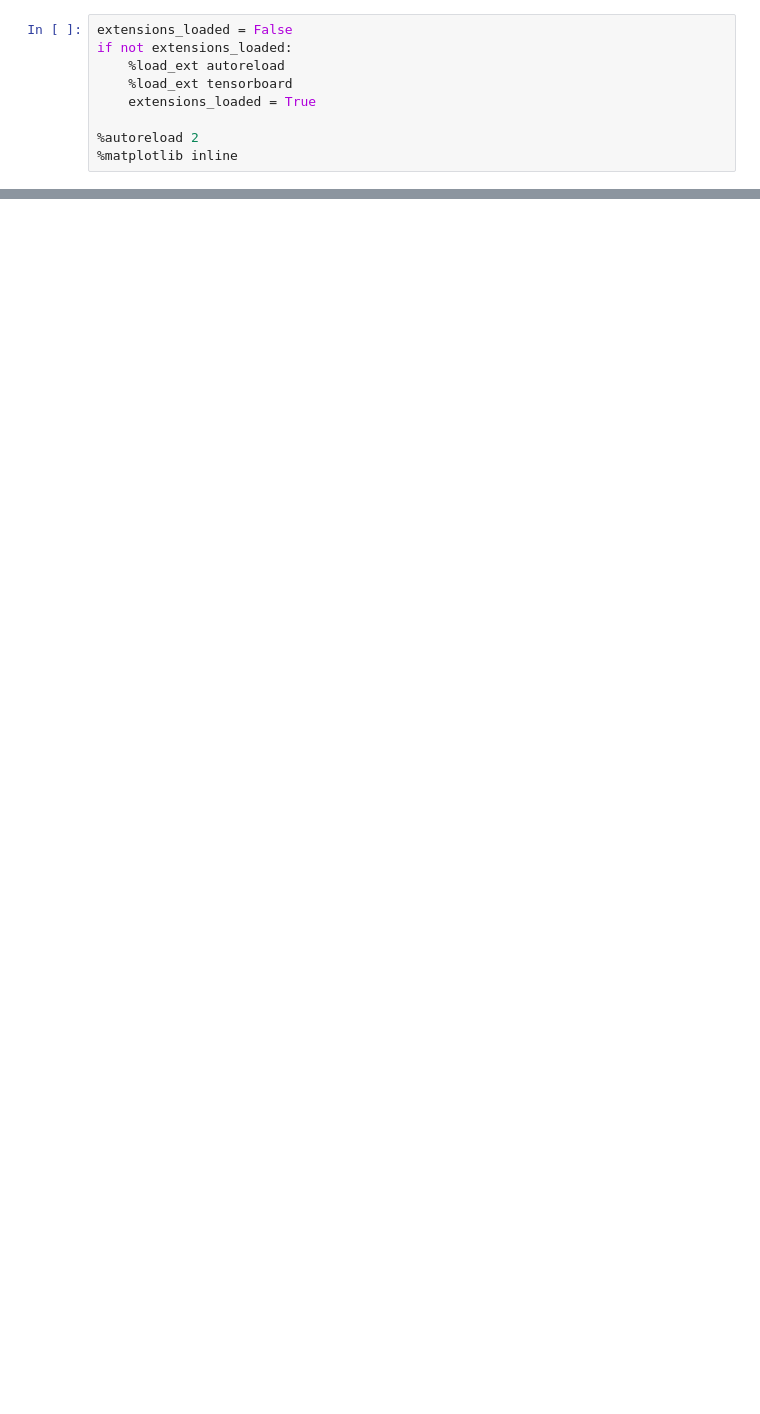
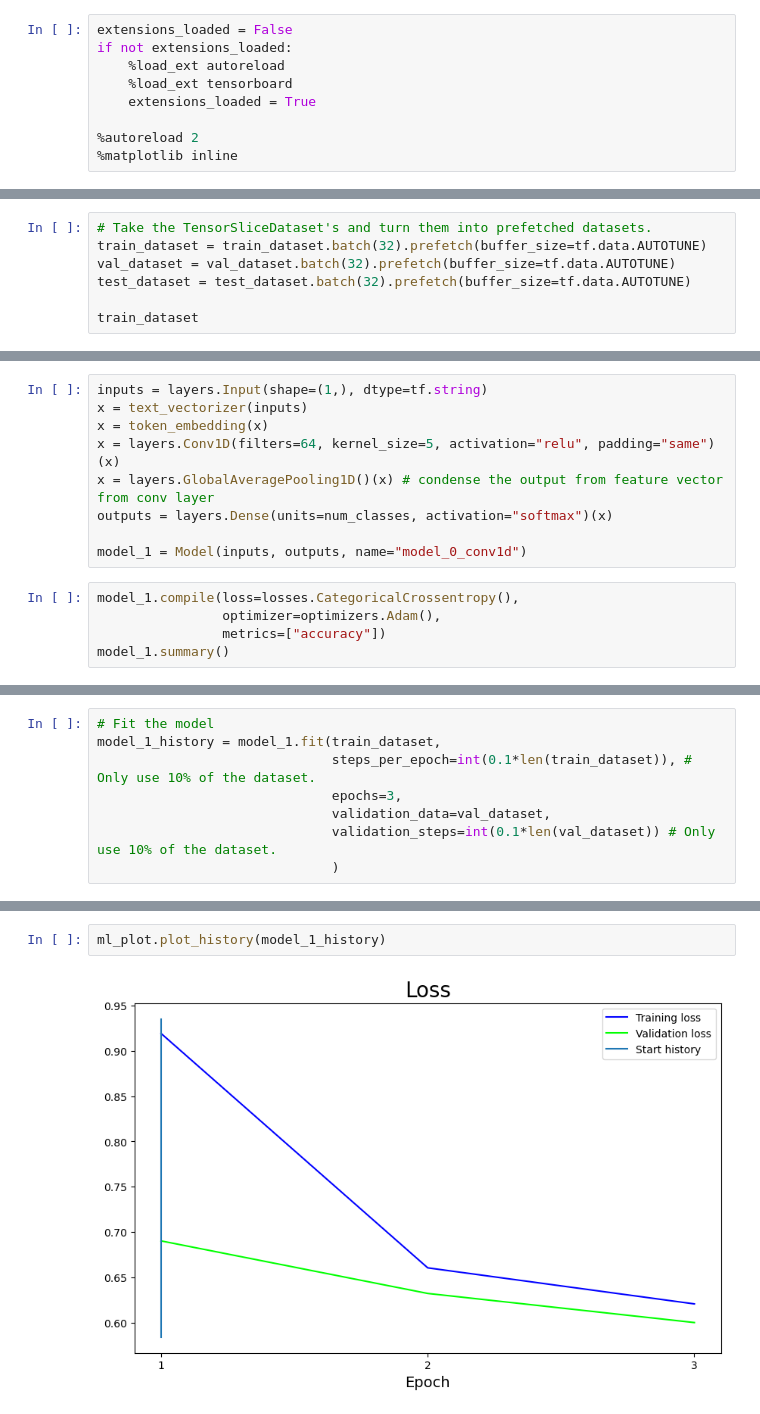
Before and after one commit to sodeso-nl/ml-notebooks, a Jupyter notebook: tensorflow-developer-certificate/section-11/tdc-section-11.ipynb, the cells around one changed output, grey strips where cells are left out. Cells and saved outputs as stored; diff of their text form; blank space fills up the shorter version.

```diff
--- a/tensorflow-developer-certificate/section-11/tdc-section-11.ipynb
+++ b/tensorflow-developer-certificate/section-11/tdc-section-11.ipynb
@@ -55,0 +535,7 @@ from keras.losses import binary_crossentropy
+# %%
+# Take the TensorSliceDataset's and turn them into prefetched datasets.
+train_dataset = train_dataset.batch(32).prefetch(buffer_size=tf.data.AUTOTUNE)
+val_dataset = val_dataset.batch(32).prefetch(buffer_size=tf.data.AUTOTUNE)
+test_dataset = test_dataset.batch(32).prefetch(buffer_size=tf.data.AUTOTUNE)
+
+train_dataset
@@ -55,0 +546,14 @@ from keras.losses import binary_crossentropy
+# %%
+inputs = layers.Input(shape=(1,), dtype=tf.string)
+x = text_vectorizer(inputs)
+x = token_embedding(x)
+x = layers.Conv1D(filters=64, kernel_size=5, activation="relu", padding="same")(x)
+x = layers.GlobalAveragePooling1D()(x) # condense the output from feature vector from conv layer
+outputs = layers.Dense(units=num_classes, activation="softmax")(x)
+
+model_1 = Model(inputs, outputs, name="model_0_conv1d")
+# %%
+model_1.compile(loss=losses.CategoricalCrossentropy(),
+                optimizer=optimizers.Adam(),
+                metrics=["accuracy"])
+model_1.summary()
@@ -55,0 +578,8 @@ from keras.losses import binary_crossentropy
+# %%
+# Fit the model
+model_1_history = model_1.fit(train_dataset,
+                              steps_per_epoch=int(0.1*len(train_dataset)), # Only use 10% of the dataset.
+                              epochs=3,
+                              validation_data=val_dataset,
+                              validation_steps=int(0.1*len(val_dataset)) # Only use 10% of the dataset.
+                              )
@@ -55,0 +593,4 @@ from keras.losses import binary_crossentropy
+# %%
+ml_plot.plot_history(model_1_history)
+# %% [output]
+[figure, added]
```
Also changed, not shown: parts of 108 cells of this notebook.
